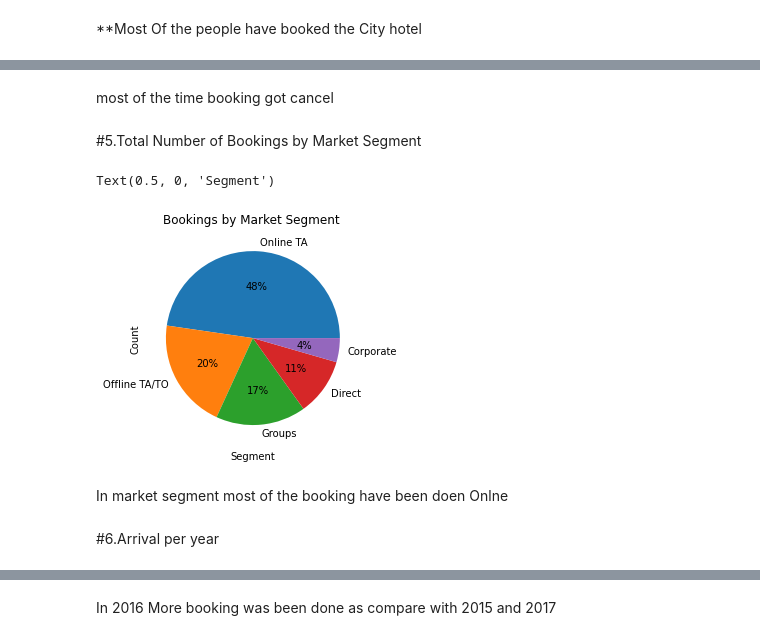
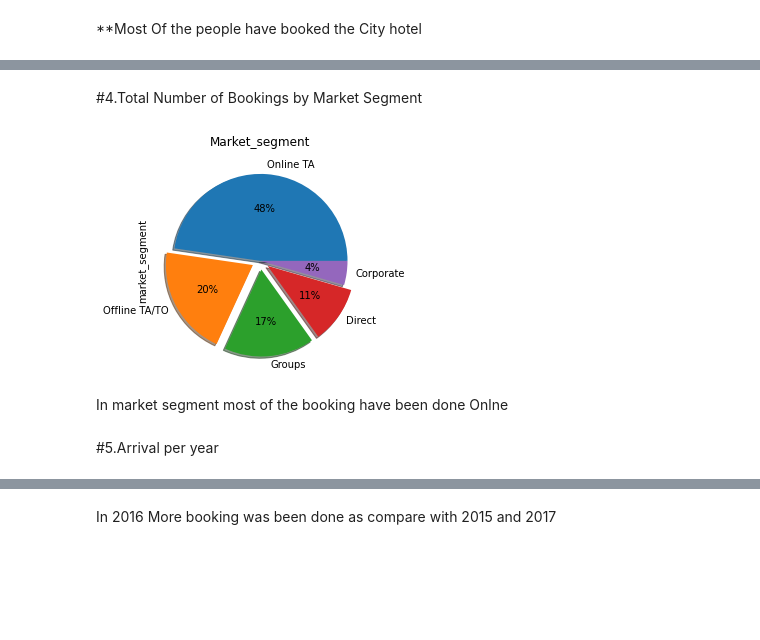
Before and after one commit to prakash4191/project_hotelbooking, a Jupyter notebook: updated_hotel_booking.ipynb, the cells around one changed output, grey strips where cells are left out. Cells and saved outputs as stored; diff of their text form; code cells hidden in the pictures; blank space fills up the shorter version.

```diff
--- a/updated_hotel_booking.ipynb
+++ b/updated_hotel_booking.ipynb
@@ -105,7 +133,8 @@ Children column contains the count of children, so we will replace all the missi
 # %%
 hb['children'].fillna(0,inplace=True)
 hb['country'].fillna('xyz',inplace=True)
-hb.drop(['agent','company'],axis=1,inplace=True)
+hb['company'].fillna(0,inplace=True)
+hb['agent'].fillna(0,inplace=True)
 # %%
 hb.isna().sum()
 # %% [output]
@@ -148,0 +188,4 @@ dtype: object
+# %%
+hb['total_staying_nights'] = hb['stays_in_week_nights'] + hb['stays_in_weekend_nights']
+
+hb['total_people'] = hb['children'] + hb['babies'] + hb['adults']
@@ -249,25 +269,17 @@ Text(0.5, 0, 'Pcountry')
-# %% [markdown]
-most of the time booking got cancel
 # %% [markdown]
-#5.Total Number of Bookings by Market Segment
+#4.Total Number of Bookings by Market Segment
 # %%
 hb['market_segment'].value_counts().head()
-
-hb3 = hb['market_segment'].value_counts().head()
-
-hb3.plot(kind='pie',autopct='%1.0f%%')
-
-
-plt.title('Bookings by Market Segment ')
-plt.ylabel('Count')
-plt.xlabel('Segment')
+hb3=hb['market_segment'].value_counts().head()
+hb3.plot(kind='pie',autopct='%1.0f%%',shadow=True,explode=[0.0,0.1,0.1,0.1,0.0])
+plt.title("Market_segment")
+plt.show()
 # %% [output]
-Text(0.5, 0, 'Segment')
-[figure, old version]
+[figure, new version]
 # %% [markdown]
-In market segment most of the booking have been doen Onlne
+In market segment most of the booking have been done Onlne
 # %% [markdown]
-#6.Arrival per year
+#5.Arrival per year
 # %%
 hb['arrival_date_year'].sort_index().value_counts(sort=False)
 
```
Also changed, not shown: parts of 64 cells of this notebook.
